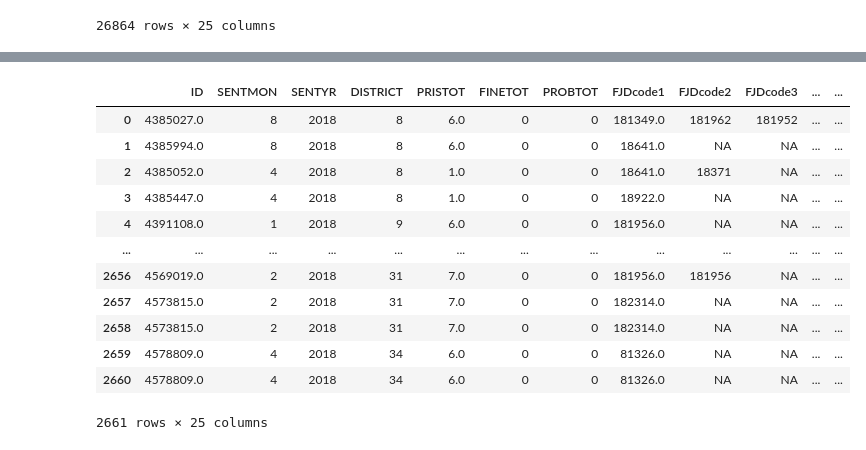
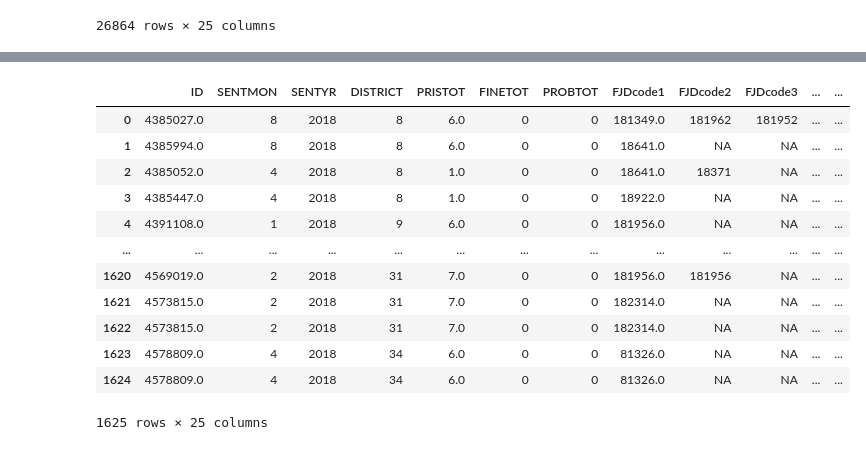
Before and after one commit to shiramichel/just-fair, a Jupyter notebook: merge_match_2018.ipynb, the cells around one changed output, grey strips where cells are left out. Saved outputs shown, nothing was run; the diff lists cells and outputs as text; code cells hidden in the pictures.

```diff
--- a/merge_match_2018.ipynb
+++ b/merge_match_2018.ipynb
@@ -110,3 +133,0 @@ unmatched = unmatched.append(fcj_ussc.iloc[no_match,:])
-# %%
-unmatched = unmatched.drop_duplicates()
-unmatched
@@ -184,5 +191,5 @@ unmatched_ussc
 # %%
-fcj_ussc_2 = pd.merge(unmatched_fjc, unmatched_ussc, on=['SENTMON', 'SENTYR', 'DISTRICT', 'PRISTOT', 'FINETOT', 'PROBTOT'])
-fcj_ussc_2
+fjc_ussc_2 = pd.merge(unmatched_fjc, unmatched_ussc, on=['SENTMON', 'SENTYR', 'DISTRICT', 'PRISTOT', 'FINETOT', 'PROBTOT'])
+fjc_ussc_2
 # %% [output]
 |  | ID | SENTMON | SENTYR | DISTRICT | PRISTOT | FINETOT | PROBTOT | FJDcode1 | FJDcode2 | FJDcode3 | ... | ... |
@@ -200,0 +227,4 @@ fcj_ussc_2
+# %%
+fjc_ussc_2 = fjc_ussc_2.drop_duplicates(subset='ID', keep='first')
+fjc_ussc_2 = fjc_ussc_2.drop_duplicates(subset='USSCIDN', keep='first')
+fjc_ussc_2
@@ -230,8 +274,8 @@ unmatched_2
 # %%
-matched_2 = fcj_ussc_2.iloc[matched,:]
+matched_2 = fjc_ussc_2.iloc[matched,:]
 matched_2.reset_index()
 
-unmatched_2 = unmatched_2.append(fcj_ussc_2.iloc[no_match,:])
+unmatched_2 = unmatched_2.append(fjc_ussc_2.iloc[no_match,:])
 # %%
 unmatched_fjc_2 = (unmatched_2 >>
 mask(unmatched_2.USSCIDN.isna()) >>
@@ -292,17 +336,17 @@ unmatched_ussc_2
 # %%
-fcj_ussc_3 = pd.merge(unmatched_fjc_2, unmatched_ussc_2, on=['SENTMON', 'SENTYR', 'DISTRICT', 'PRISTOT', 'FINETOT', 'PROBTOT'])
-fcj_ussc_3
+fjc_ussc_3 = pd.merge(unmatched_fjc_2, unmatched_ussc_2, on=['SENTMON', 'SENTYR', 'DISTRICT', 'PRISTOT', 'FINETOT', 'PROBTOT'])
+fjc_ussc_3
 # %% [output]
 |  | ID | SENTMON | SENTYR | DISTRICT | PRISTOT | FINETOT | PROBTOT | FJDcode1 | FJDcode2 | FJDcode3 | ... | ... |
 | 0 | 4385027.0 | 8 | 2018 | 8 | 6.0 | 0 | 0 | 181349.0 | 181962 | 181952 | ... | ... |
 | 1 | 4385994.0 | 8 | 2018 | 8 | 6.0 | 0 | 0 | 18641.0 | NA | NA | ... | ... |
 | 2 | 4385052.0 | 4 | 2018 | 8 | 1.0 | 0 | 0 | 18641.0 | 18371 | NA | ... | ... |
 | 3 | 4385447.0 | 4 | 2018 | 8 | 1.0 | 0 | 0 | 18922.0 | NA | NA | ... | ... |
 | 4 | 4391108.0 | 1 | 2018 | 9 | 6.0 | 0 | 0 | 181956.0 | NA | NA | ... | ... |
 | ... | ... | ... | ... | ... | ... | ... | ... | ... | ... | ... | ... | ... |
-| 2656 | 4569019.0 | 2 | 2018 | 31 | 7.0 | 0 | 0 | 181956.0 | 181956 | NA | ... | ... |
-| 2657 | 4573815.0 | 2 | 2018 | 31 | 7.0 | 0 | 0 | 182314.0 | NA | NA | ... | ... |
-| 2658 | 4573815.0 | 2 | 2018 | 31 | 7.0 | 0 | 0 | 182314.0 | NA | NA | ... | ... |
-| 2659 | 4578809.0 | 4 | 2018 | 34 | 6.0 | 0 | 0 | 81326.0 | NA | NA | ... | ... |
-| 2660 | 4578809.0 | 4 | 2018 | 34 | 6.0 | 0 | 0 | 81326.0 | NA | NA | ... | ... |
+| 1620 | 4569019.0 | 2 | 2018 | 31 | 7.0 | 0 | 0 | 181956.0 | 181956 | NA | ... | ... |
+| 1621 | 4573815.0 | 2 | 2018 | 31 | 7.0 | 0 | 0 | 182314.0 | NA | NA | ... | ... |
+| 1622 | 4573815.0 | 2 | 2018 | 31 | 7.0 | 0 | 0 | 182314.0 | NA | NA | ... | ... |
+| 1623 | 4578809.0 | 4 | 2018 | 34 | 6.0 | 0 | 0 | 81326.0 | NA | NA | ... | ... |
+| 1624 | 4578809.0 | 4 | 2018 | 34 | 6.0 | 0 | 0 | 81326.0 | NA | NA | ... | ... |
-2661 rows × 25 columns
+1625 rows × 25 columns
```
Also changed, not shown: parts of 31 cells of this notebook.
